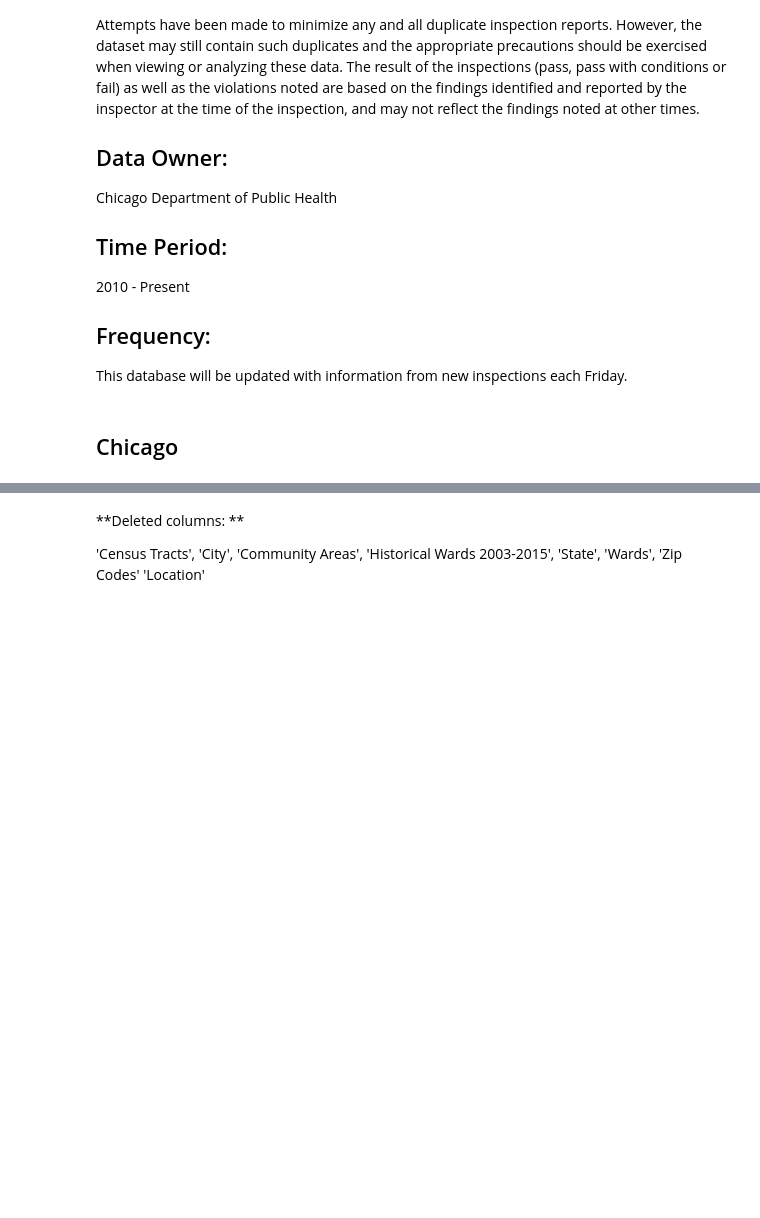
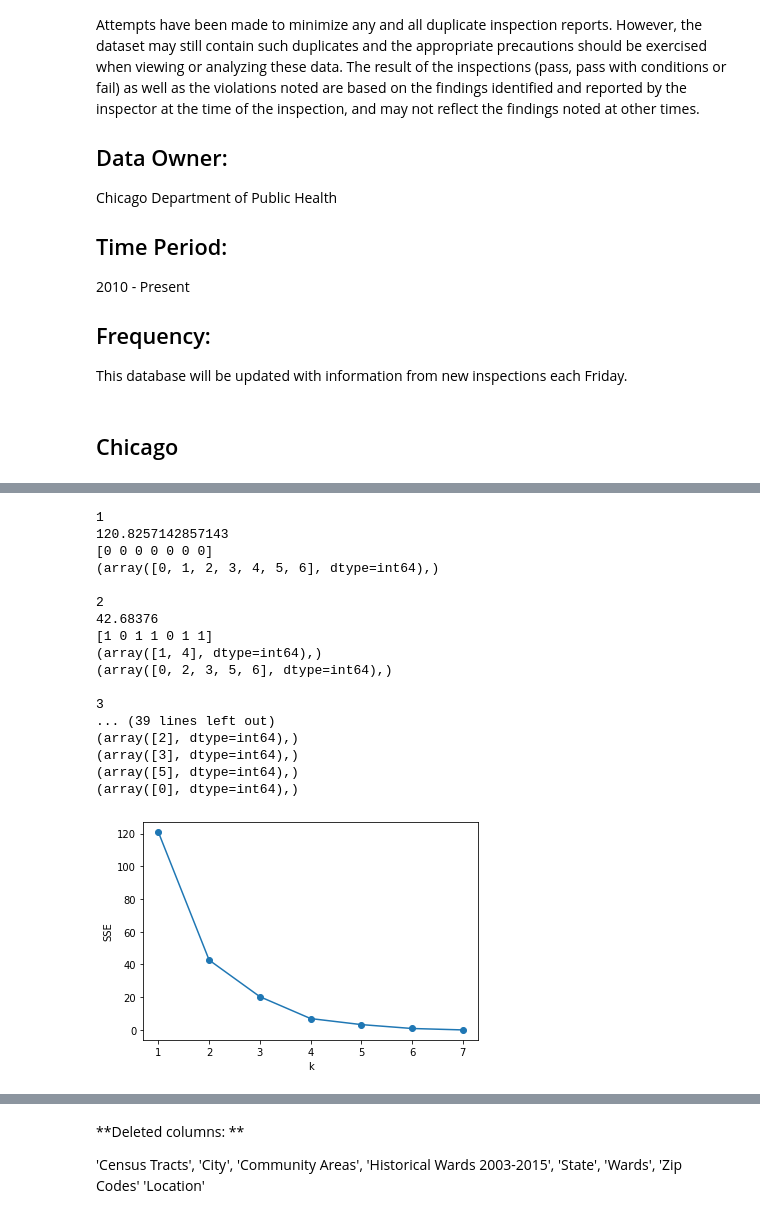
Before and after one commit to kangpl/ADA_2019_Project_MagicADA, a Jupyter notebook: project_zhenyu.ipynb, the cells around one changed output, grey strips where cells are left out. Cells and saved outputs as stored; diff of their text form; code cells hidden in the pictures; blank space fills up the shorter version.

```diff
--- a/project_zhenyu.ipynb
+++ b/project_zhenyu.ipynb
@@ -512,0 +389,10 @@ Name: Facility Type, dtype: int64
+# %%
+stats_facility_k_mean = pd.concat([stats_facility_b_e, stats_facility_a_e], axis=1)
+stats_facility_k_mean = stats_facility_k_mean.fillna(0.0)
+stats_facility_k_mean = stats_facility_k_mean.apply(lambda x: round((x/x.sum())*100, 2), axis=1)
+# stats_facility_k_mean = stats_facility_k_mean.reset_index()
+
+stats_inspection_k_mean = pd.concat([stats_inspection_b_e, stats_inspection_a_e], axis=1)
+stats_inspection_k_mean = stats_inspection_k_mean.fillna(0.0)
+stats_inspection_k_mean = stats_inspection_k_mean.apply(lambda x: round((x/x.sum())*100, 2), axis=1)
+# stats_inspection_k_mean = stats_inspection_k_mean.reset_index()
@@ -512,0 +411,42 @@ Name: Facility Type, dtype: int64
+# %%
+from sklearn.cluster import KMeans
+
+data = stats_inspection_k_mean.values[0:7,:]
+
+SSE = []
+X = []
+
+for i in range(7):
+    kms = KMeans(n_clusters = i + 1)
+    predicted_labels = kms.fit_predict(data)
+    print(i + 1)
+    print(kms.inertia_)
+    SSE.append(kms.inertia_)
+    X.append(i + 1)
+    print(predicted_labels)
+    for j in range(i + 1):
+        print(np.where(predicted_labels == j))
+    print()
+plt.xlabel('k')
+plt.ylabel('SSE')
+plt.plot(X,SSE,'o-')
+plt.show()
+# %% [output]
+1
+120.8257142857143
+[0 0 0 0 0 0 0]
+(array([0, 1, 2, 3, 4, 5, 6], dtype=int64),)
+
+2
+42.68376
+[1 0 1 1 0 1 1]
+(array([1, 4], dtype=int64),)
+(array([0, 2, 3, 5, 6], dtype=int64),)
+
+3
+... (39 lines left out)
+(array([2], dtype=int64),)
+(array([3], dtype=int64),)
+(array([5], dtype=int64),)
+(array([0], dtype=int64),)
+[figure, added]
```
Also changed, not shown: parts of 90 cells of this notebook.
